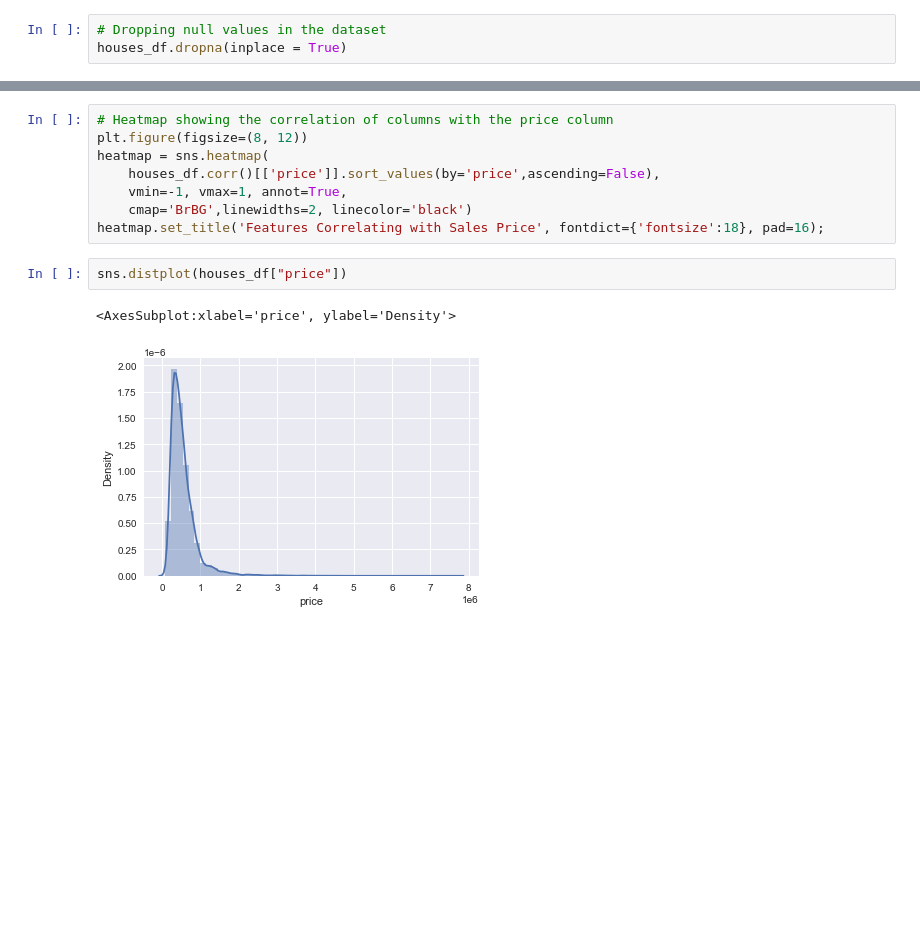
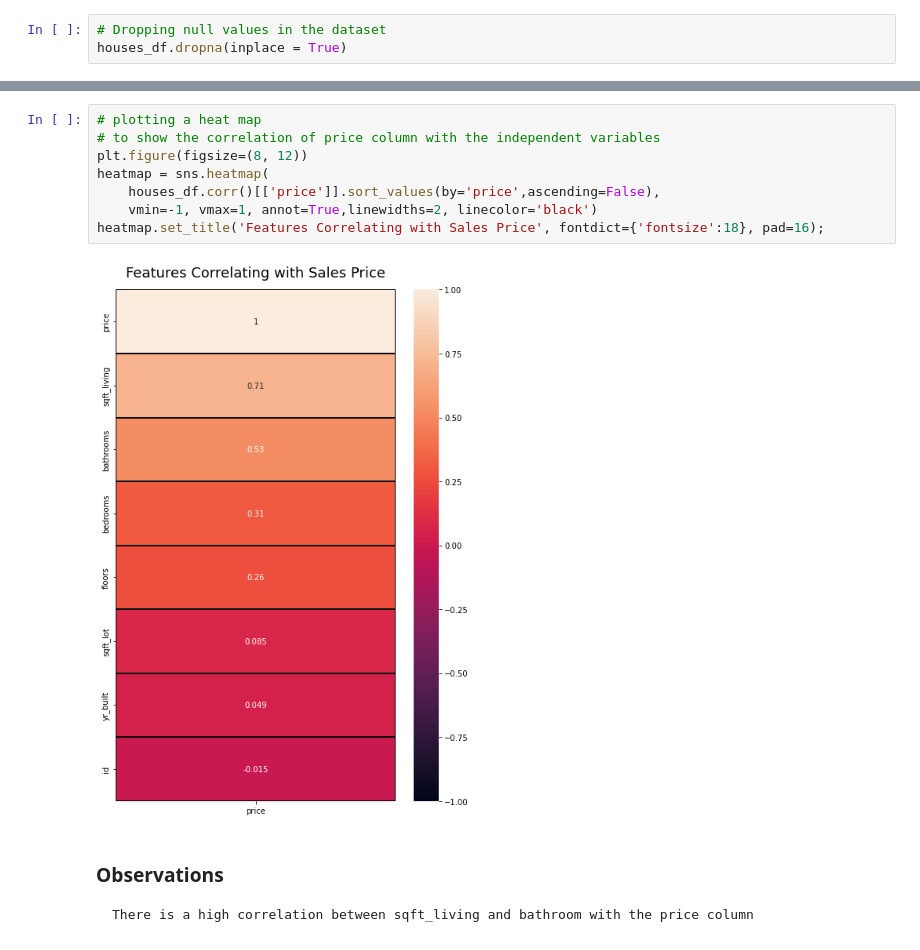
Before and after one commit to janejeshen/dsc-phase-2-project-v2-3, a Jupyter notebook: student.ipynb, the cells around one changed output, grey strips where cells are left out. Saved outputs shown, nothing was run; the diff lists cells and outputs as text; blank space fills up the shorter version.

```diff
--- a/student.ipynb
+++ b/student.ipynb
@@ -265,13 +255,13 @@ Since sales column is our dependent variable i will analyse to see it relates wi
 # %%
-# Heatmap showing the correlation of columns with the price column
+# plotting a heat map
+# to show the correlation of price column with the independent variables
 plt.figure(figsize=(8, 12))
 heatmap = sns.heatmap(
     houses_df.corr()[['price']].sort_values(by='price',ascending=False),
-    vmin=-1, vmax=1, annot=True,
-    cmap='BrBG',linewidths=2, linecolor='black')
+    vmin=-1, vmax=1, annot=True,linewidths=2, linecolor='black')
 heatmap.set_title('Features Correlating with Sales Price', fontdict={'fontsize':18}, pad=16);
+# %% [output]
+[figure, added]
-# %%
-sns.distplot(houses_df["price"])
-# %% [output]
-<AxesSubplot:xlabel='price', ylabel='Density'>
-[figure, removed]
+# %% [markdown]
+### Observations
+    There is a high correlation between sqft_living and bathroom with the price column
```
Also changed, not shown: parts of 21 cells of this notebook.
